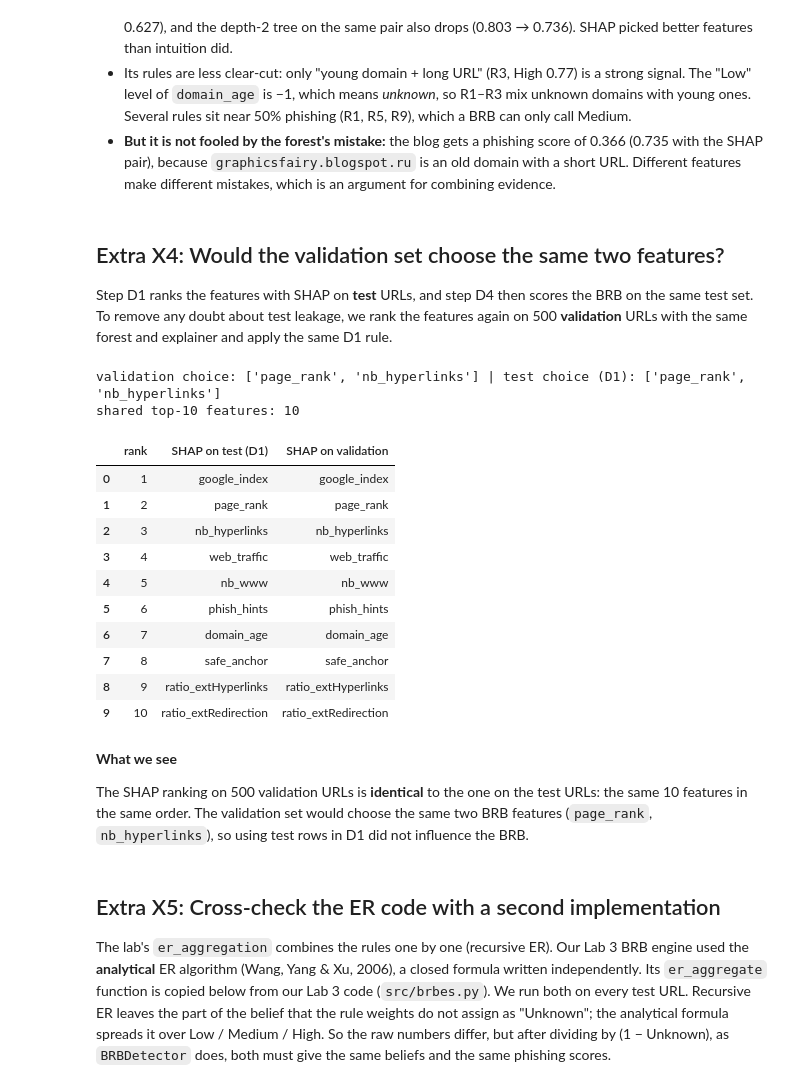
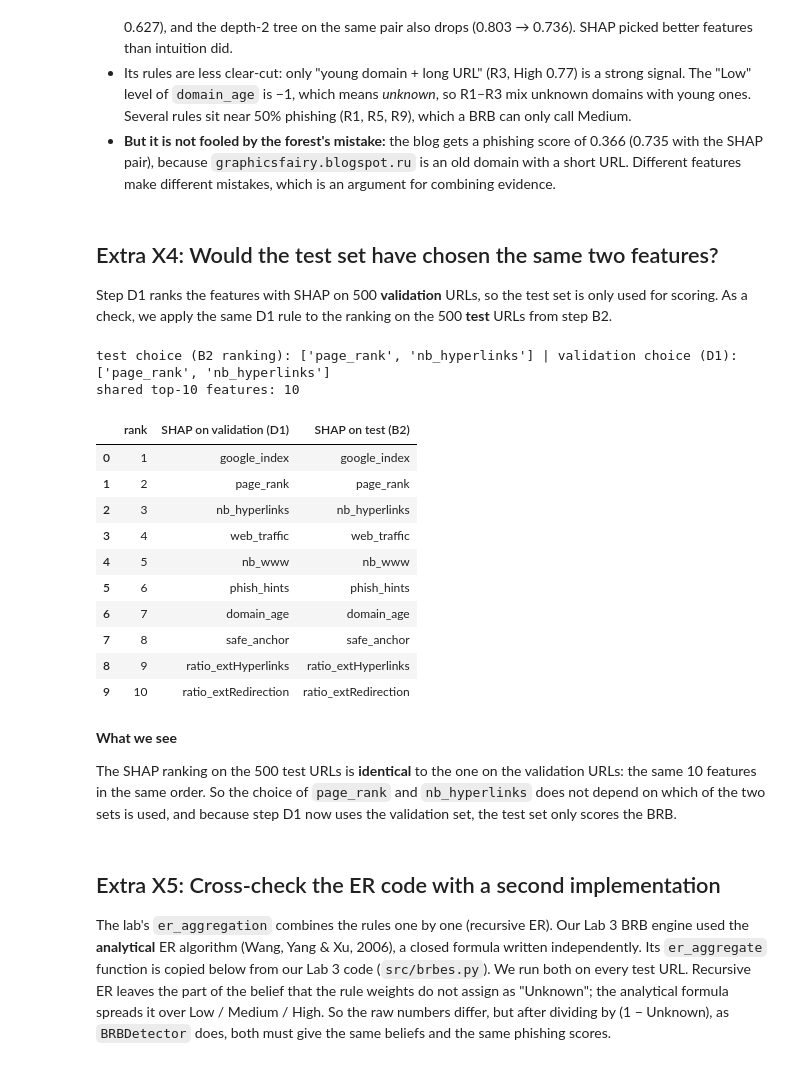
Before and after one commit to steve-nt/AI-for-Cybersecurity-Lab4.1, a Jupyter notebook: lab4_1_explaining_phishing_detectors.ipynb, the cells around one changed output. Saved outputs shown, nothing was run; the diff lists cells and outputs as text; code cells hidden in the pictures.

Commit message:
Fix review findings: full top-10 table, BRB features chosen on validation, seeded logistic regressions, 1-page appendix

```diff
--- a/lab4_1_explaining_phishing_detectors.ipynb
+++ b/lab4_1_explaining_phishing_detectors.ipynb
@@ -983,8 +984,14 @@ referential values (5th percentile < median < 95th percentile, as used in step D
 equal values could collapse two levels into one.
 # %%
 # STEP D1
+# Rank the features with SHAP on VALIDATION URLs (the same forest and explainer as step B2),
+# so that choosing the BRB inputs never looks at the test set
+sv_val = explainer(X_val.iloc[:500])[:, :, 1]
+shap_top_val = pd.Series(np.abs(sv_val.values).mean(axis=0),
+                         index=X_val.columns).sort_values(ascending=False)
+
 # The BRB needs Low / Medium / High, so skip 0/1 features
-ranked = [f for f in shap_top.index if X_train[f].nunique() > 2]
+ranked = [f for f in shap_top_val.index if X_train[f].nunique() > 2]
 F1, F2 = ranked[0], ranked[1]         # you may change these
 
 # Check: three different referential values from the training data (the same rule as in step D3)
@@ -998,7 +1005,7 @@ if [F1, F2] != usable[:2]:
           [f for f in ranked[:ranked.index(usable[1])] if f not in usable])
     F1, F2 = usable[0], usable[1]
 
-skipped_binary = [f for f in shap_top.index[:ranked.index(F2) + 1] if f not in ranked]
+skipped_binary = [f for f in shap_top_val.index[:ranked.index(F2) + 1] if f not in ranked]
 print("0/1 features skipped:", skipped_binary)
 print("Antecedents:", F1, "and", F2)
 # %% [output]
@@ -1573,31 +1580,27 @@ step-D rules restored: page_rank nb_hyperlinks [0.0, 3.0, 8.0] [0.0, 33.0, 325.0
   features make different mistakes, which is an argument for combining evidence.
 # %% [markdown]
 <!-- STEP X4 -->
-## Extra X4: Would the validation set choose the same two features?
+## Extra X4: Would the test set have chosen the same two features?
 
-Step D1 ranks the features with SHAP on **test** URLs, and step D4 then scores the BRB on the same test
-set. To remove any doubt about test leakage, we rank the features again on 500 **validation** URLs with
-the same forest and explainer and apply the same D1 rule.
+Step D1 ranks the features with SHAP on 500 **validation** URLs, so the test set is only used for
+scoring. As a check, we apply the same D1 rule to the ranking on the 500 **test** URLs from step B2.
 # %%
 # STEP X4
-sv_val = explainer(X_val.iloc[:500])[:, :, 1]
-shap_top_val = pd.Series(np.abs(sv_val.values).mean(axis=0),
-                         index=X_val.columns).sort_values(ascending=False)
-ranked_val = [f for f in shap_top_val.index
-              if X_train[f].nunique() > 2 and three_levels(f)]
-print("validation choice:", ranked_val[:2], "| test choice (D1):", [F1, F2])
-assert ranked_val[:2] == [F1, F2], "the validation set would choose other features"
+ranked_test = [f for f in shap_top.index
+               if X_train[f].nunique() > 2 and three_levels(f)]
+print("test choice (B2 ranking):", ranked_test[:2], "| validation choice (D1):", [F1, F2])
+assert ranked_test[:2] == [F1, F2], "the test ranking would choose other features"
 
 x4_ranking = pd.DataFrame({"rank": range(1, 11),
-                           "SHAP on test (D1)": shap_top.index[:10],
-                           "SHAP on validation": shap_top_val.index[:10]})
+                           "SHAP on validation (D1)": shap_top_val.index[:10],
+                           "SHAP on test (B2)": shap_top.index[:10]})
 print("shared top-10 features:", len(set(shap_top.index[:10]) & set(shap_top_val.index[:10])))
 x4_ranking.to_csv("results/tables/X4_shap_ranking_test_vs_validation.csv", index=False)
 x4_ranking
 # %% [output]
-validation choice: ['page_rank', 'nb_hyperlinks'] | test choice (D1): ['page_rank', 'nb_hyperlinks']
+test choice (B2 ranking): ['page_rank', 'nb_hyperlinks'] | validation choice (D1): ['page_rank', 'nb_hyperlinks']
 shared top-10 features: 10
-|  | rank | SHAP on test (D1) | SHAP on validation |
+|  | rank | SHAP on validation (D1) | SHAP on test (B2) |
 | 0 | 1 | google_index | google_index |
 | 1 | 2 | page_rank | page_rank |
 | 2 | 3 | nb_hyperlinks | nb_hyperlinks |
@@ -1612,9 +1615,9 @@ shared top-10 features: 10
 <!-- STEP X4 -->
 **What we see**
 
-The SHAP ranking on 500 validation URLs is **identical** to the one on the test URLs: the same 10
-features in the same order. The validation set would choose the same two BRB features
-(`page_rank`, `nb_hyperlinks`), so using test rows in D1 did not influence the BRB.
+The SHAP ranking on the 500 test URLs is **identical** to the one on the validation URLs: the same 10
+features in the same order. So the choice of `page_rank` and `nb_hyperlinks` does not depend on which of
+the two sets is used, and because step D1 now uses the validation set, the test set only scores the BRB.
 # %% [markdown]
 <!-- STEP X5 -->
 ## Extra X5: Cross-check the ER code with a second implementation
```
Also changed, not shown: parts of 5 cells of this notebook, 12 other files.
